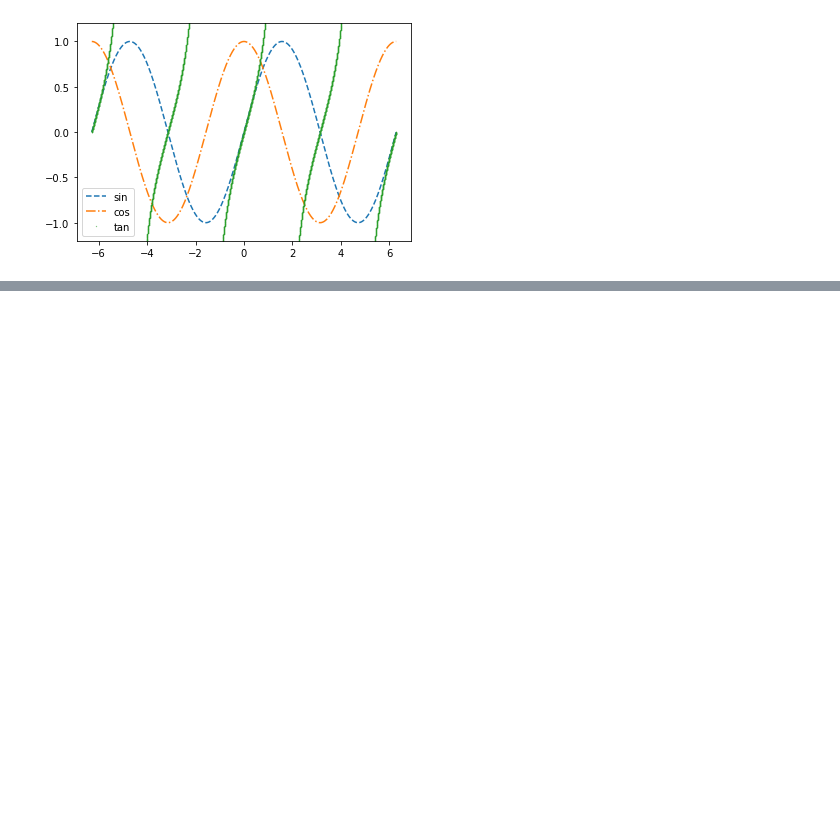
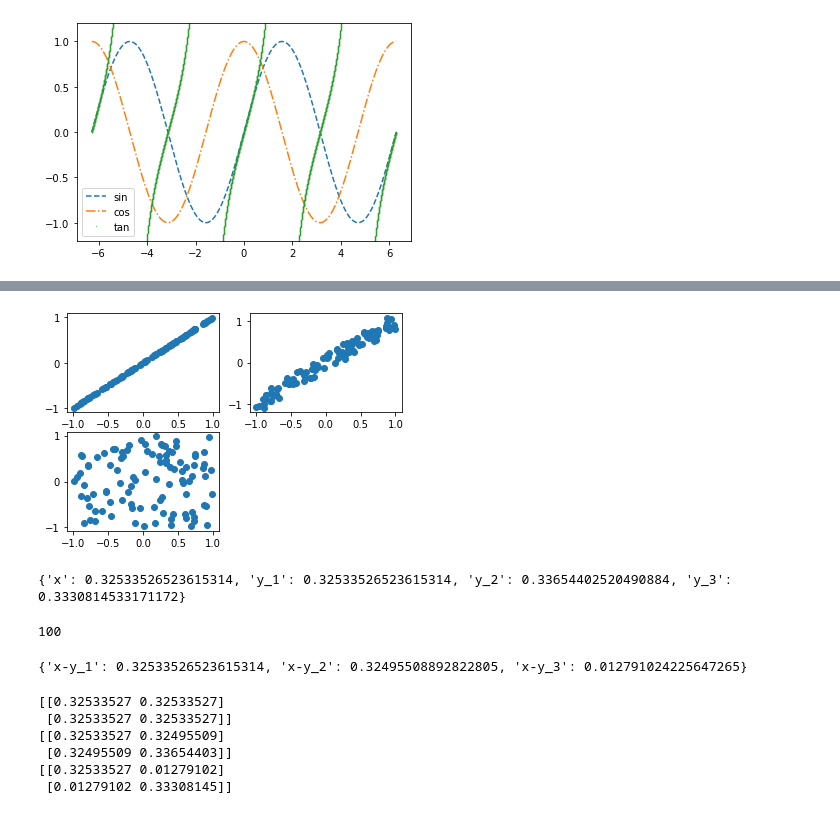
Before and after one commit to kzt206/JupyterlabTest, a Jupyter notebook: Numpy&Scipy.ipynb, the cells around one changed output, grey strips where cells are left out. Cells and saved outputs as stored; diff of their text form; code cells hidden in the pictures; blank space fills up the shorter version.

```diff
--- a/Numpy&Scipy.ipynb
+++ b/Numpy&Scipy.ipynb
@@ -41,0 +105,31 @@ plt.legend(('sin','cos','tan'))
+# %%
+plt.subplot(221)
+plt.scatter(x,y_1)
+plt.subplot(222)
+plt.scatter(x,y_2)
+plt.subplot(223)
+plt.scatter(x,y_3)
+plt.show()
+# %% [output]
+[figure, added]
+# %%
+# modulue
+def calc_cov(var1,var2):
+    res = np.sum((var1-np.mean(var1))*(var2-np.mean(var2)))/var1.shape[0]
+    return res
+
+# calculation of variance
+Var = {"x":calc_cov(x,x), "y_1":calc_cov(y_1,y_1), "y_2":calc_cov(y_2,y_2), "y_3":calc_cov(y_3,y_3)}
+print(Var)
+# %% [output]
+{'x': 0.32533526523615314, 'y_1': 0.32533526523615314, 'y_2': 0.33654402520490884, 'y_3': 0.3330814533171172}
+# %%
+print(x.shape[0])
+# %% [output]
+100
+# %%
+#calculation of co-variance
+Cov = {"x-y_1":calc_cov(x,y_1), "x-y_2":calc_cov(x,y_2), "x-y_3":calc_cov(x,y_3)}
+print(Cov)
+# %% [output]
+{'x-y_1': 0.32533526523615314, 'x-y_2': 0.32495508892822805, 'x-y_3': 0.012791024225647265}
@@ -41,0 +141,11 @@ plt.legend(('sin','cos','tan'))
+# %%
+print(Sigma_x_y_1)
+print(Sigma_x_y_2)
+print(Sigma_x_y_3)
+# %% [output]
+[[0.32533527 0.32533527]
+ [0.32533527 0.32533527]]
+[[0.32533527 0.32495509]
+ [0.32495509 0.33654403]]
+[[0.32533527 0.01279102]
+ [0.01279102 0.33308145]]
```
Also changed, not shown: parts of 18 cells of this notebook.
